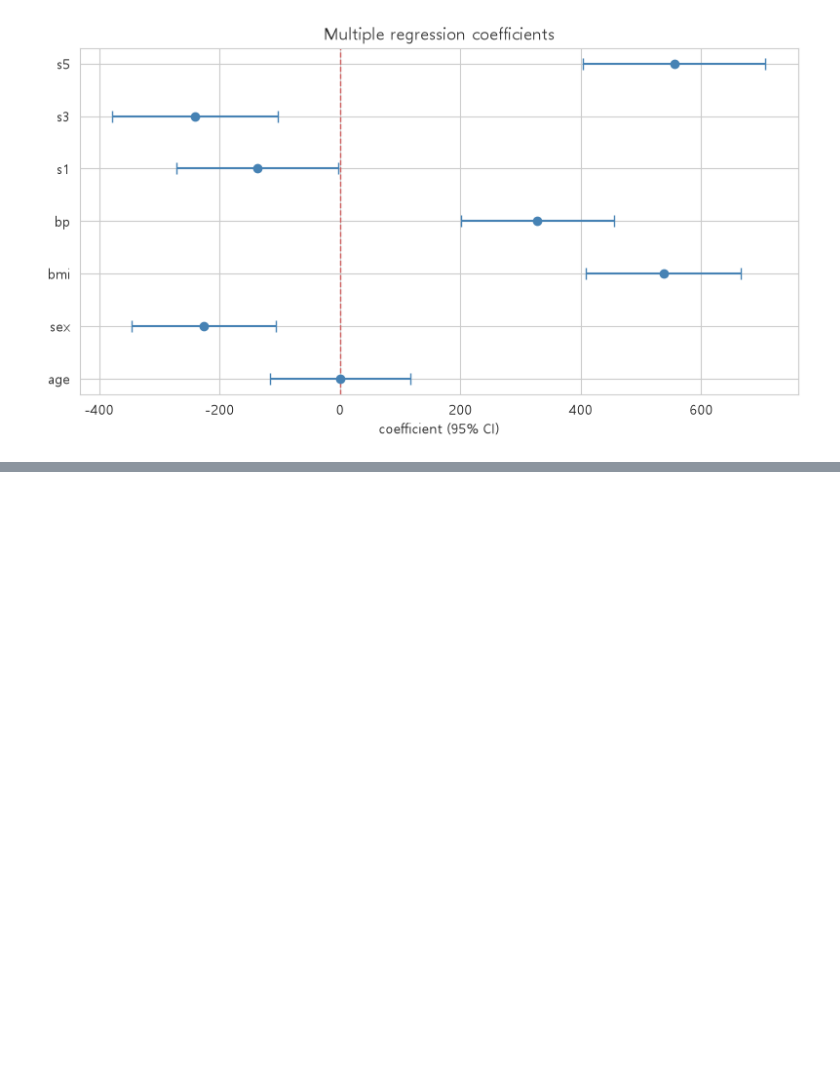
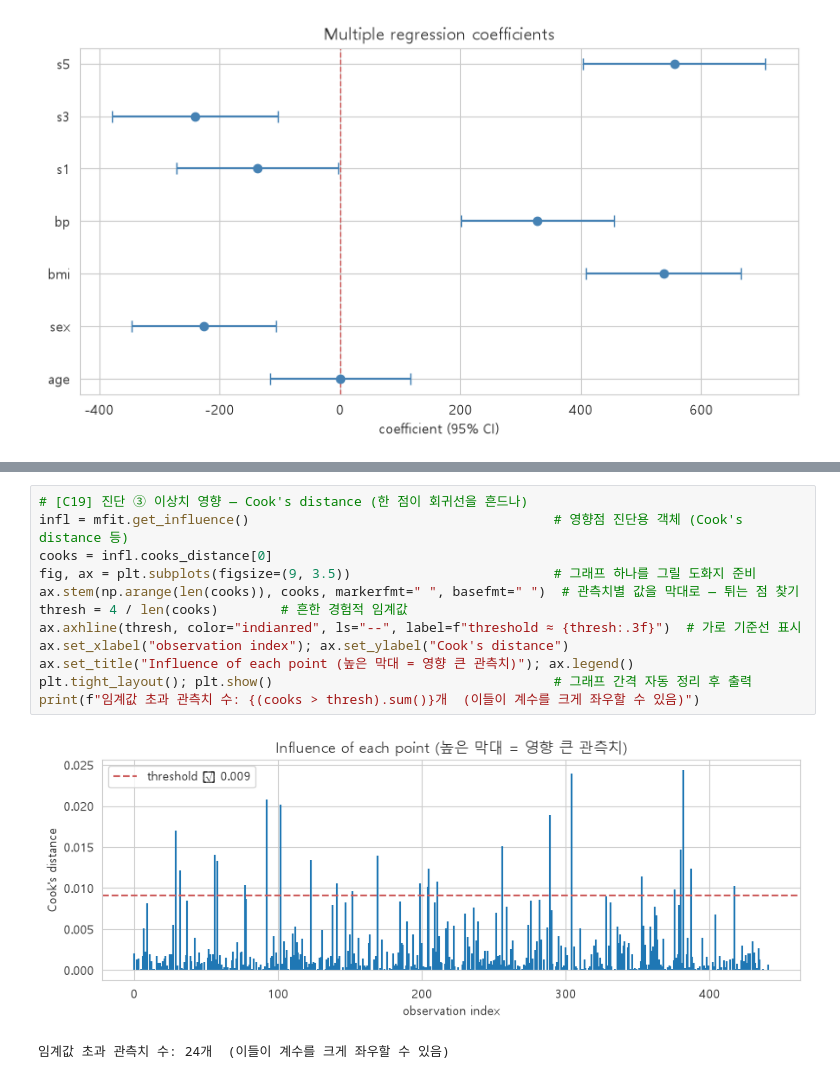
Before and after one commit to jiwoon-oh/ai-data-bootcamp, a Jupyter notebook: D015/day15-report-code.ipynb, the cells around one changed output, grey strips where cells are left out. Drawn from its saved outputs; the diff is of its cells as text; blank space fills up the shorter version.

```diff
--- a/D015/day15-report-code.ipynb
+++ b/D015/day15-report-code.ipynb
@@ -405,0 +559,15 @@ plt.tight_layout(); plt.show()                                    # 그래프
+# %%
+# [C19] 진단 ③ 이상치 영향 — Cook's distance (한 점이 회귀선을 흔드나)
+infl = mfit.get_influence()                                       # 영향점 진단용 객체 (Cook's distance 등)
+cooks = infl.cooks_distance[0]
+fig, ax = plt.subplots(figsize=(9, 3.5))                          # 그래프 하나를 그릴 도화지 준비
+ax.stem(np.arange(len(cooks)), cooks, markerfmt=" ", basefmt=" ")  # 관측치별 값을 막대로 — 튀는 점 찾기
+thresh = 4 / len(cooks)        # 흔한 경험적 임계값
+ax.axhline(thresh, color="indianred", ls="--", label=f"threshold ≈ {thresh:.3f}")  # 가로 기준선 표시
+ax.set_xlabel("observation index"); ax.set_ylabel("Cook's distance")
+ax.set_title("Influence of each point (높은 막대 = 영향 큰 관측치)"); ax.legend()
+plt.tight_layout(); plt.show()                                    # 그래프 간격 자동 정리 후 출력
+print(f"임계값 초과 관측치 수: {(cooks > thresh).sum()}개  (이들이 계수를 크게 좌우할 수 있음)")
+# %% [output]
+[figure, added]
+임계값 초과 관측치 수: 24개  (이들이 계수를 크게 좌우할 수 있음)
```
Also changed, not shown: parts of 22 cells of this notebook.
